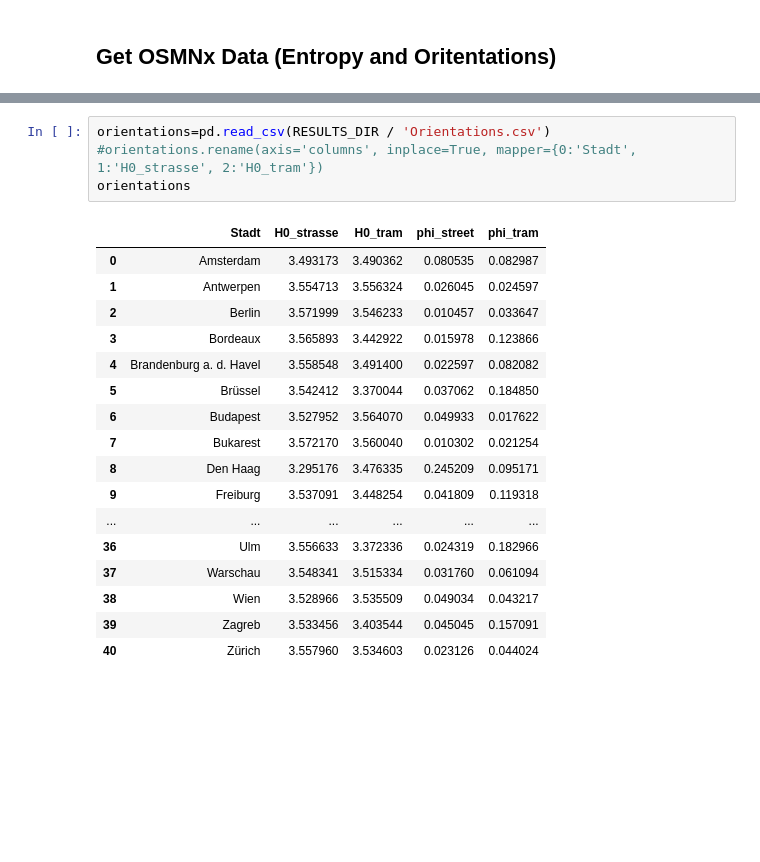
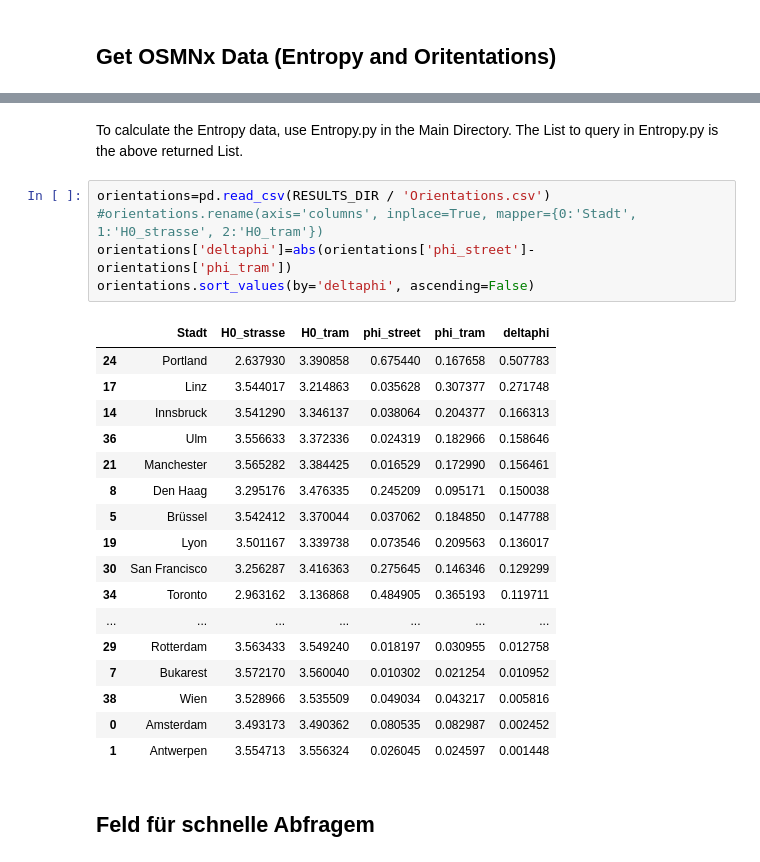
Before and after one commit to flof93/osm-horizontal-curvature, a Jupyter notebook: Auswertung.ipynb, the cells around one changed output, grey strips where cells are left out. Drawn from its saved outputs; the diff is of its cells as text; blank space fills up the shorter version.

```diff
--- a/Auswertung.ipynb
+++ b/Auswertung.ipynb
@@ -368,22 +385,28 @@ list_to_get
+# %% [markdown]
+To calculate the Entropy data, use Entropy.py in the Main Directory.
+The List to query in Entropy.py is the above returned List.
 # %%
 orientations=pd.read_csv(RESULTS_DIR / 'Orientations.csv')
 #orientations.rename(axis='columns', inplace=True, mapper={0:'Stadt', 1:'H0_strasse', 2:'H0_tram'})
-orientations
+orientations['deltaphi']=abs(orientations['phi_street']-orientations['phi_tram'])
+orientations.sort_values(by='deltaphi', ascending=False)
 # %% [output]
-|  | Stadt | H0_strasse | H0_tram | phi_street | phi_tram |
-| 0 | Amsterdam | 3.493173 | 3.490362 | 0.080535 | 0.082987 |
-| 1 | Antwerpen | 3.554713 | 3.556324 | 0.026045 | 0.024597 |
-| 2 | Berlin | 3.571999 | 3.546233 | 0.010457 | 0.033647 |
-| 3 | Bordeaux | 3.565893 | 3.442922 | 0.015978 | 0.123866 |
-| 4 | Brandenburg a. d. Havel | 3.558548 | 3.491400 | 0.022597 | 0.082082 |
-| 5 | Brüssel | 3.542412 | 3.370044 | 0.037062 | 0.184850 |
-| 6 | Budapest | 3.527952 | 3.564070 | 0.049933 | 0.017622 |
-| 7 | Bukarest | 3.572170 | 3.560040 | 0.010302 | 0.021254 |
-| 8 | Den Haag | 3.295176 | 3.476335 | 0.245209 | 0.095171 |
-| 9 | Freiburg | 3.537091 | 3.448254 | 0.041809 | 0.119318 |
-| ... | ... | ... | ... | ... | ... |
-| 36 | Ulm | 3.556633 | 3.372336 | 0.024319 | 0.182966 |
-| 37 | Warschau | 3.548341 | 3.515334 | 0.031760 | 0.061094 |
-| 38 | Wien | 3.528966 | 3.535509 | 0.049034 | 0.043217 |
-| 39 | Zagreb | 3.533456 | 3.403544 | 0.045045 | 0.157091 |
-| 40 | Zürich | 3.557960 | 3.534603 | 0.023126 | 0.044024 |
+|  | Stadt | H0_strasse | H0_tram | phi_street | phi_tram | deltaphi |
+| 24 | Portland | 2.637930 | 3.390858 | 0.675440 | 0.167658 | 0.507783 |
+| 17 | Linz | 3.544017 | 3.214863 | 0.035628 | 0.307377 | 0.271748 |
+| 14 | Innsbruck | 3.541290 | 3.346137 | 0.038064 | 0.204377 | 0.166313 |
+| 36 | Ulm | 3.556633 | 3.372336 | 0.024319 | 0.182966 | 0.158646 |
+| 21 | Manchester | 3.565282 | 3.384425 | 0.016529 | 0.172990 | 0.156461 |
+| 8 | Den Haag | 3.295176 | 3.476335 | 0.245209 | 0.095171 | 0.150038 |
+| 5 | Brüssel | 3.542412 | 3.370044 | 0.037062 | 0.184850 | 0.147788 |
+| 19 | Lyon | 3.501167 | 3.339738 | 0.073546 | 0.209563 | 0.136017 |
+| 30 | San Francisco | 3.256287 | 3.416363 | 0.275645 | 0.146346 | 0.129299 |
+| 34 | Toronto | 2.963162 | 3.136868 | 0.484905 | 0.365193 | 0.119711 |
+| ... | ... | ... | ... | ... | ... | ... |
+| 29 | Rotterdam | 3.563433 | 3.549240 | 0.018197 | 0.030955 | 0.012758 |
+| 7 | Bukarest | 3.572170 | 3.560040 | 0.010302 | 0.021254 | 0.010952 |
+| 38 | Wien | 3.528966 | 3.535509 | 0.049034 | 0.043217 | 0.005816 |
+| 0 | Amsterdam | 3.493173 | 3.490362 | 0.080535 | 0.082987 | 0.002452 |
+| 1 | Antwerpen | 3.554713 | 3.556324 | 0.026045 | 0.024597 | 0.001448 |
+# %% [markdown]
+## Feld für schnelle Abfragem
```
Also changed, not shown: parts of 32 cells of this notebook.
